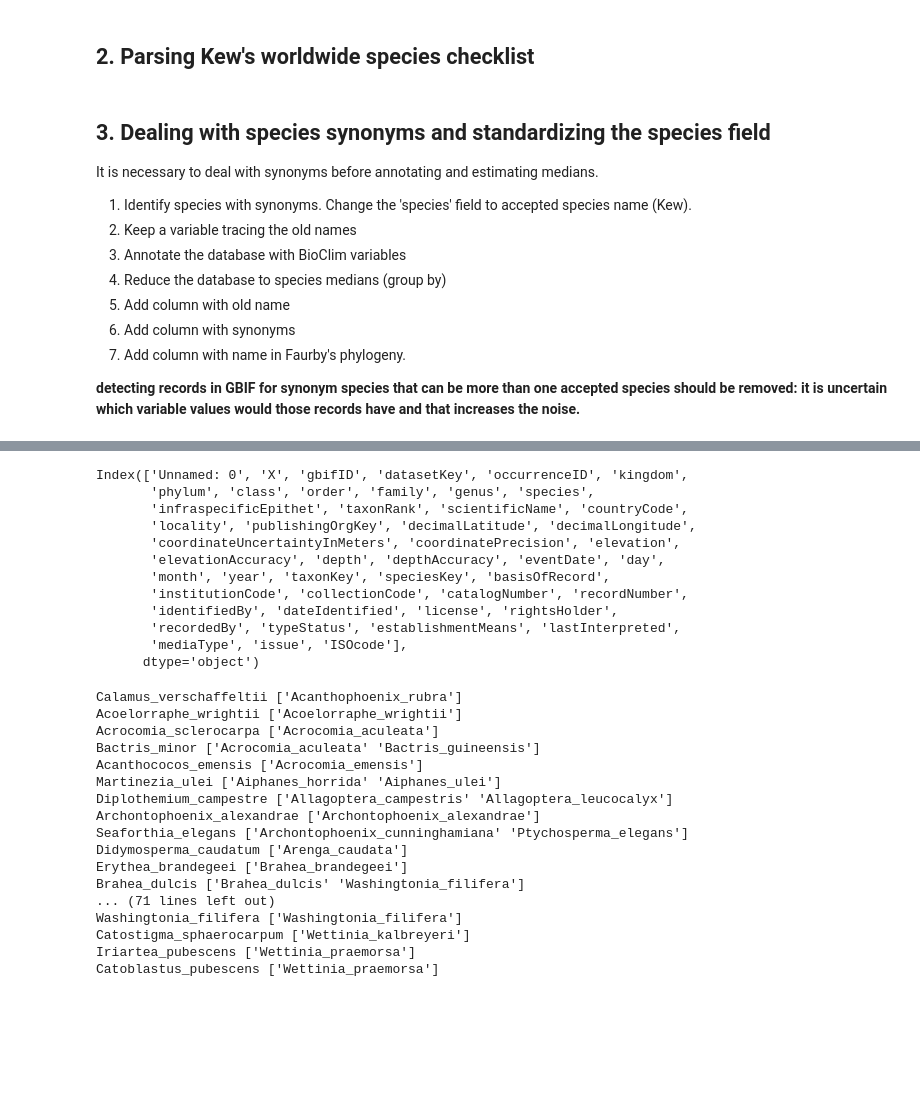
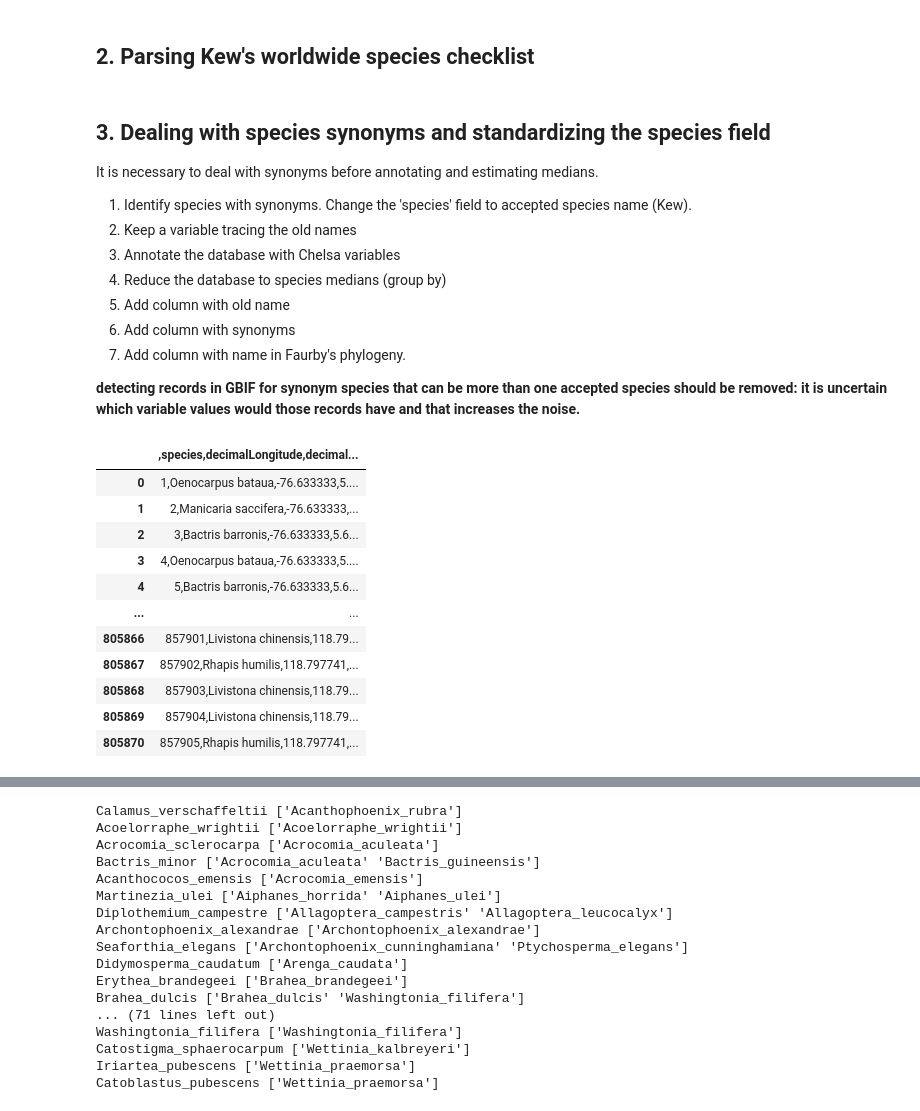
Before and after one commit to mftorres/palm_leaf, a Jupyter notebook: notebooks/01_GBIF_variables_data_prep.ipynb, the cells around one changed output, grey strips where cells are left out. Cells and saved outputs as stored; diff of their text form; code cells hidden in the pictures; blank space fills up the shorter version.

```diff
--- a/notebooks/01_GBIF_variables_data_prep.ipynb
+++ b/notebooks/01_GBIF_variables_data_prep.ipynb
@@ -234,7 +213,7 @@ It is necessary to deal with synonyms before annotating and estimating medians.
 
 1. Identify species with synonyms. Change the 'species' field to accepted species name (Kew).
 2. Keep a variable tracing the old names
-3. Annotate the database with BioClim variables
+3. Annotate the database with Chelsa variables
 4. Reduce the database to species medians (group by)
 5. Add column with old name
 6. Add column with synonyms
@@ -244,10 +223,23 @@ It is necessary to deal with synonyms before annotating and estimating medians.
 # %%
 # loading the gbif data cleaned with coordinate cleaner
 # the following removes species coordinates outside species native botanical countries
 
-gbif=pd.read_csv('../data_files/gbifpalms_clean_20200225.csv',sep=';')
-gbif['species']=gbif['species'].replace(' ','_',regex=True)
-gbif['decimalLatitude']=gbif['decimalLatitude'].replace(',','.',regex=True)
-gbif['decimalLongitude']=gbif['decimalLongitude'].replace(',','.',regex=True)
-gbif.columns
+gbif=pd.read_csv('../data_files/GBIF_arecaceae_cc_nofossil_20220425.csv',sep='\t')
+gbif
+# gbif['species']=gbif['species'].replace(' ','_',regex=True)
+# gbif['decimalLatitude']=gbif['decimalLatitude'].replace(',','.',regex=True)
+# gbif['decimalLongitude']=gbif['decimalLongitude'].replace(',','.',regex=True)
+# gbif.columns
 # %% [output]
+|  | ,species,decimalLongitude,decimal... |
+| 0 | 1,Oenocarpus bataua,-76.633333,5.... |
+| 1 | 2,Manicaria saccifera,-76.633333,... |
+| 2 | 3,Bactris barronis,-76.633333,5.6... |
+| 3 | 4,Oenocarpus bataua,-76.633333,5.... |
+| 4 | 5,Bactris barronis,-76.633333,5.6... |
+| ... | ... |
+| 805866 | 857901,Livistona chinensis,118.79... |
+| 805867 | 857902,Rhapis humilis,118.797741,... |
+| 805868 | 857903,Livistona chinensis,118.79... |
+| 805869 | 857904,Livistona chinensis,118.79... |
+| 805870 | 857905,Rhapis humilis,118.797741,... |
@@ -256,15 +247,3 @@ DtypeWarning: Columns (20,21,24,42,43) have mixed types. Specify dtype option on
-Index(['Unnamed: 0', 'X', 'gbifID', 'datasetKey', 'occurrenceID', 'kingdom',
-       'phylum', 'class', 'order', 'family', 'genus', 'species',
-       'infraspecificEpithet', 'taxonRank', 'scientificName', 'countryCode',
-       'locality', 'publishingOrgKey', 'decimalLatitude', 'decimalLongitude',
-       'coordinateUncertaintyInMeters', 'coordinatePrecision', 'elevation',
-       'elevationAccuracy', 'depth', 'depthAccuracy', 'eventDate', 'day',
-       'month', 'year', 'taxonKey', 'speciesKey', 'basisOfRecord',
-       'institutionCode', 'collectionCode', 'catalogNumber', 'recordNumber',
-       'identifiedBy', 'dateIdentified', 'license', 'rightsHolder',
-       'recordedBy', 'typeStatus', 'establishmentMeans', 'lastInterpreted',
-       'mediaType', 'issue', 'ISOcode'],
-      dtype='object')
 # %%
 # for synonyms in GBIF (coded as synonyms in Kew)
 # may be more efficient to first filter gbif records who's species field matches a synonym. Then do the testing.
```
Also changed, not shown: parts of 4 cells of this notebook.
